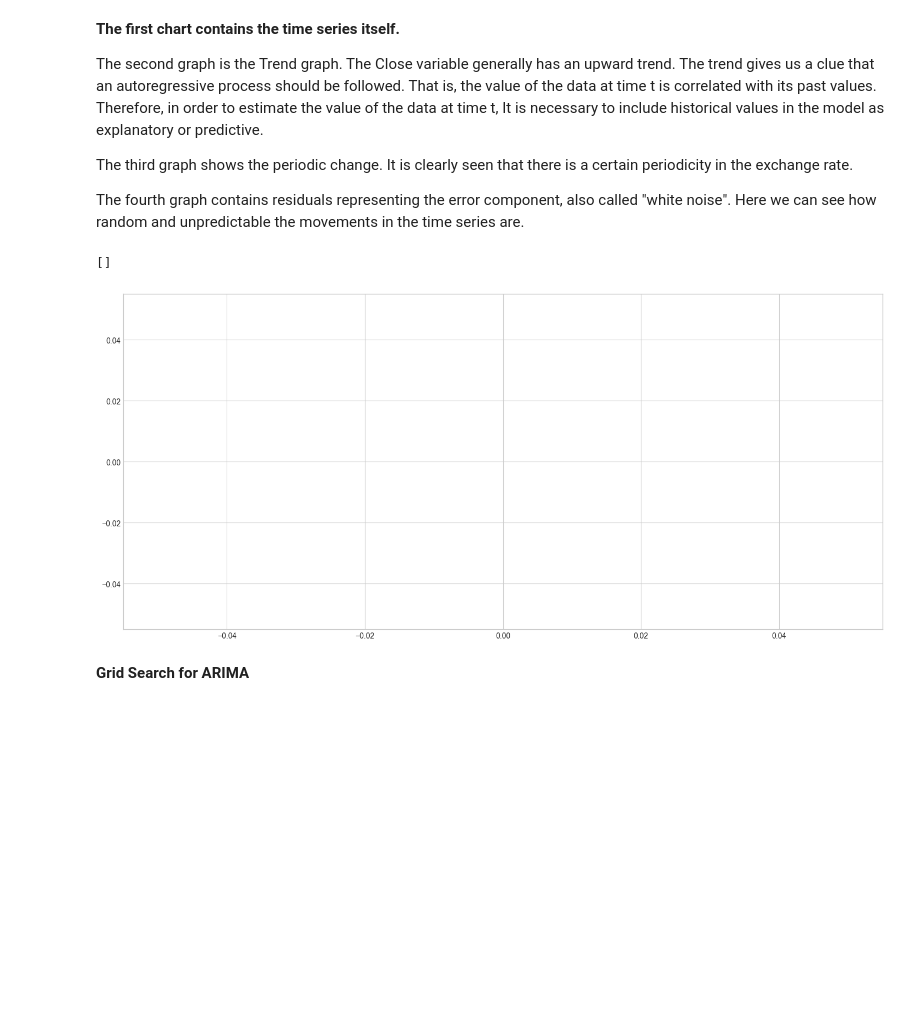
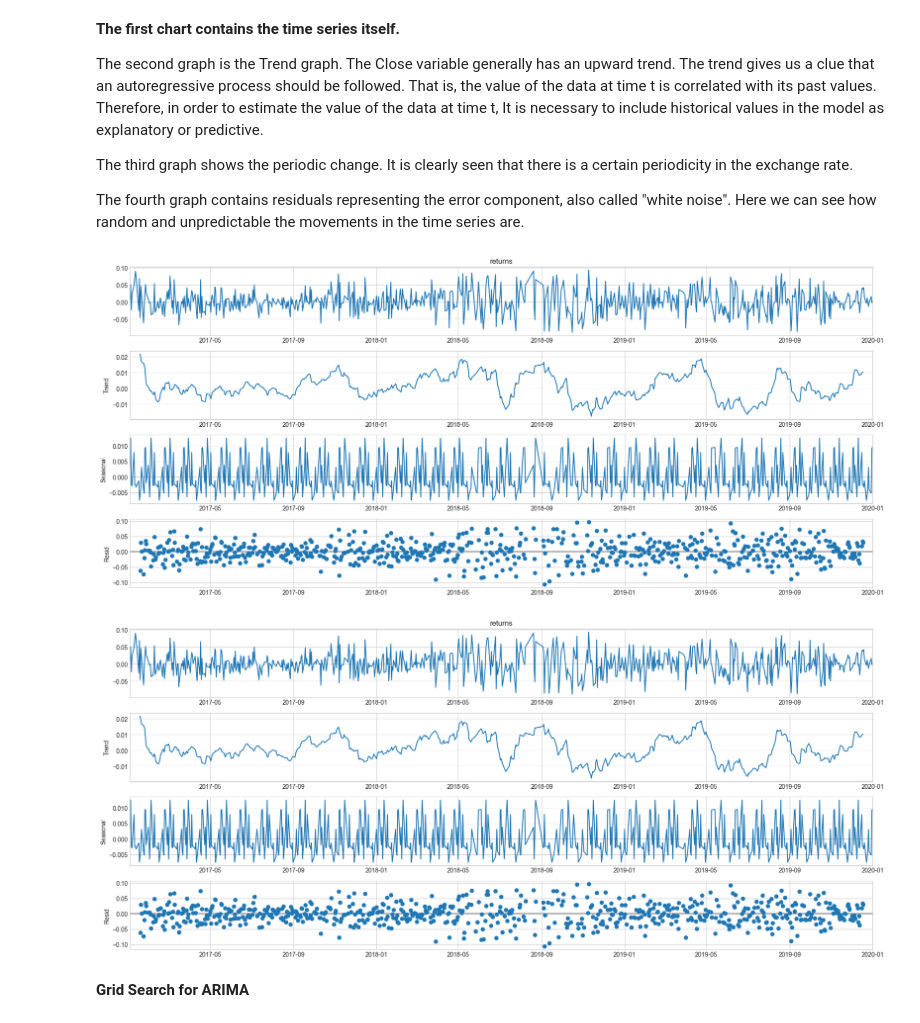
Before and after one commit to batuhanmtl/Time-Series-Analysis, a Jupyter notebook: Univariate Regression/ExchangeRatePrediction.ipynb, the cells around one changed output. Drawn from its saved outputs; the diff is of its cells as text; code cells hidden in the pictures; blank space fills up the shorter version.

```diff
--- a/Univariate Regression/ExchangeRatePrediction.ipynb
+++ b/Univariate Regression/ExchangeRatePrediction.ipynb
@@ -252,12 +252,12 @@ The fourth graph contains residuals representing the error component, also calle
 # %%
 # DECEMPOSITION PLOT (RETURN)
 
 sd_result = seasonal_decompose(df["returns"], model='additive', period=20)
 
-plt.plot()
+sd_result.plot()
 # %% [output]
-[]
-[figure, old version]
+[figure, new version]
+[figure, added]
 # %% [markdown]
 <b>Grid Search for ARIMA<b>
 # %%
```
Also changed, not shown: parts of 2 cells of this notebook.
